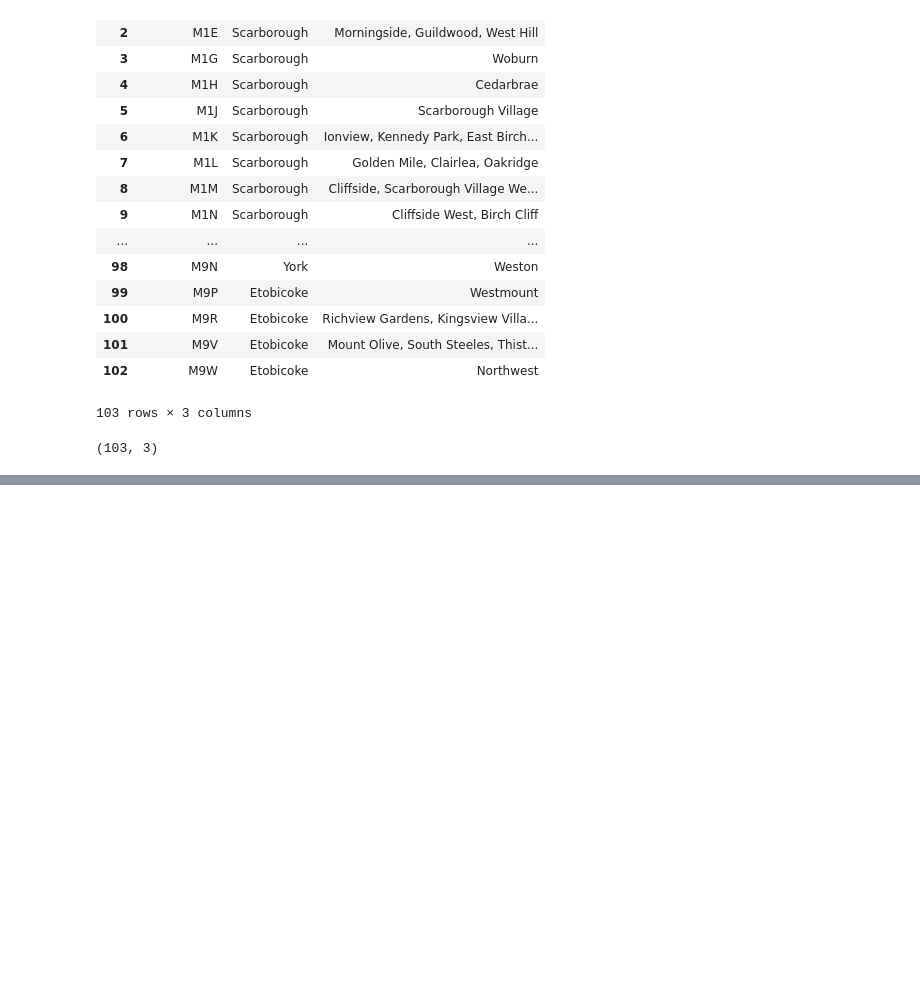
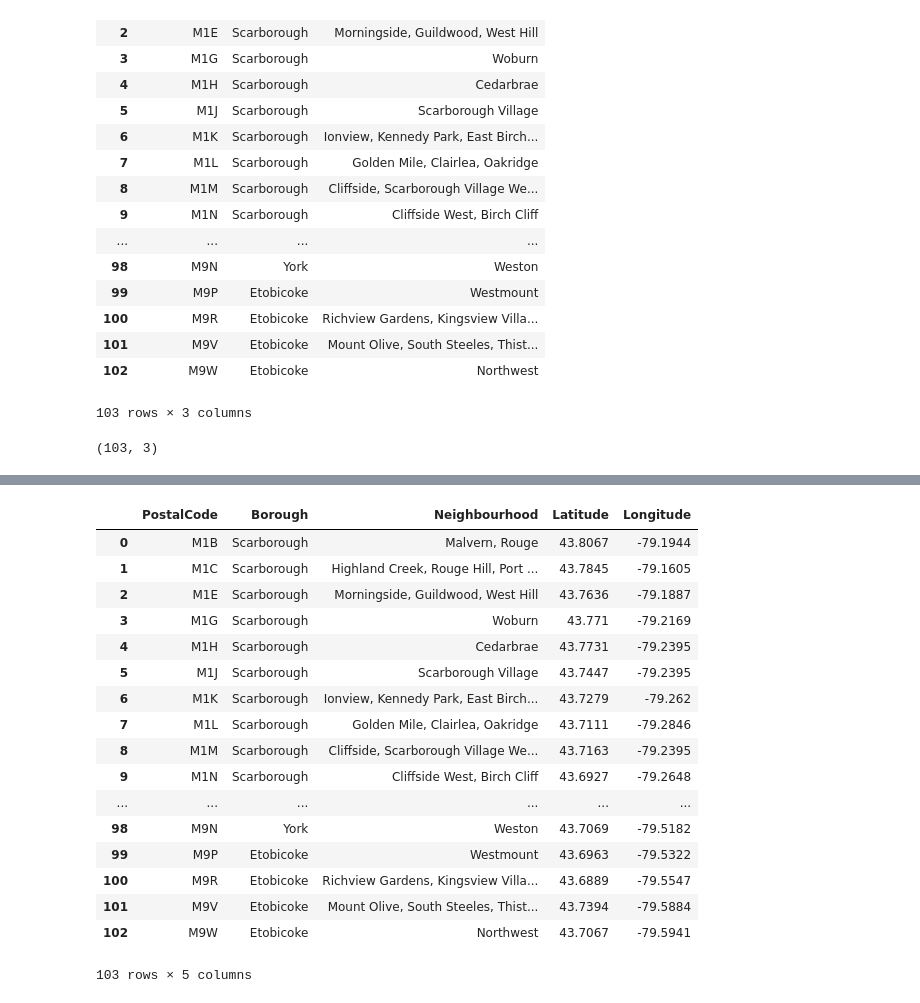
Before and after one commit to rubensch/Coursera_Capstone, a Jupyter notebook: Week3_graded_assignment.ipynb, the cells around one changed output, grey strips where cells are left out. Cells and saved outputs as stored; diff of their text form; code cells hidden in the pictures; blank space fills up the shorter version.

```diff
--- a/Week3_graded_assignment.ipynb
+++ b/Week3_graded_assignment.ipynb
@@ -174,0 +204,30 @@ df_final.shape
+# %%
+##lat,long=get_lat_long_by_postalcode('M5G',read_csv)
+
+##df_final['Latitude'], df_final['Longitude'] = zip(*df_final['PostalCode'].apply(get_lat_long_by_postalcode))
+df_final['Latitude'] = None
+df_final['Longitude'] = None
+
+for i in range(0,len(df_final)):
+    df_final['Latitude'][i],df_final['Longitude'][i]=get_lat_long_by_postalcode(df_final.iloc[i]['PostalCode'])
+# %%
+df_final
+# %% [output]
+|  | PostalCode | Borough | Neighbourhood | Latitude | Longitude |
+| 0 | M1B | Scarborough | Malvern, Rouge | 43.8067 | -79.1944 |
+| 1 | M1C | Scarborough | Highland Creek, Rouge Hill, Port ... | 43.7845 | -79.1605 |
+| 2 | M1E | Scarborough | Morningside, Guildwood, West Hill | 43.7636 | -79.1887 |
+| 3 | M1G | Scarborough | Woburn | 43.771 | -79.2169 |
+| 4 | M1H | Scarborough | Cedarbrae | 43.7731 | -79.2395 |
+| 5 | M1J | Scarborough | Scarborough Village | 43.7447 | -79.2395 |
+| 6 | M1K | Scarborough | Ionview, Kennedy Park, East Birch... | 43.7279 | -79.262 |
+| 7 | M1L | Scarborough | Golden Mile, Clairlea, Oakridge | 43.7111 | -79.2846 |
+| 8 | M1M | Scarborough | Cliffside, Scarborough Village We... | 43.7163 | -79.2395 |
+| 9 | M1N | Scarborough | Cliffside West, Birch Cliff | 43.6927 | -79.2648 |
+| ... | ... | ... | ... | ... | ... |
+| 98 | M9N | York | Weston | 43.7069 | -79.5182 |
+| 99 | M9P | Etobicoke | Westmount | 43.6963 | -79.5322 |
+| 100 | M9R | Etobicoke | Richview Gardens, Kingsview Villa... | 43.6889 | -79.5547 |
+| 101 | M9V | Etobicoke | Mount Olive, South Steeles, Thist... | 43.7394 | -79.5884 |
+| 102 | M9W | Etobicoke | Northwest | 43.7067 | -79.5941 |
+103 rows × 5 columns
```
Also changed, not shown: parts of 4 cells of this notebook.
